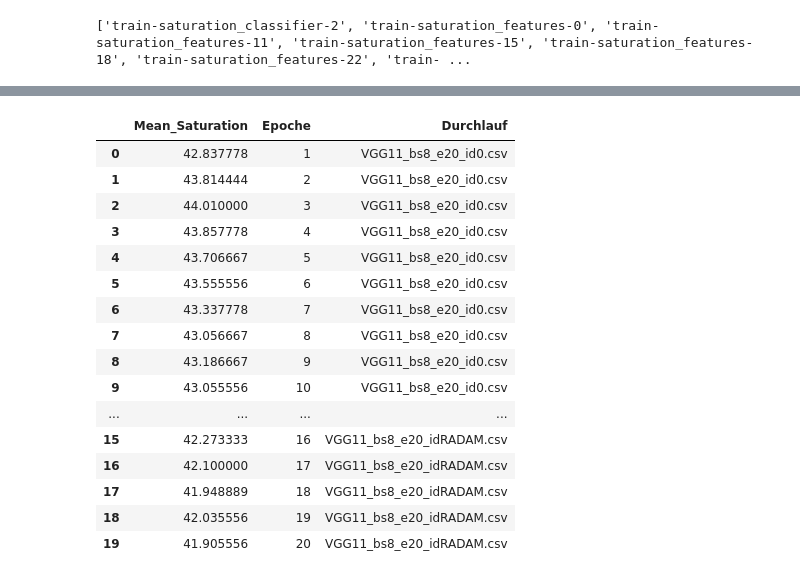
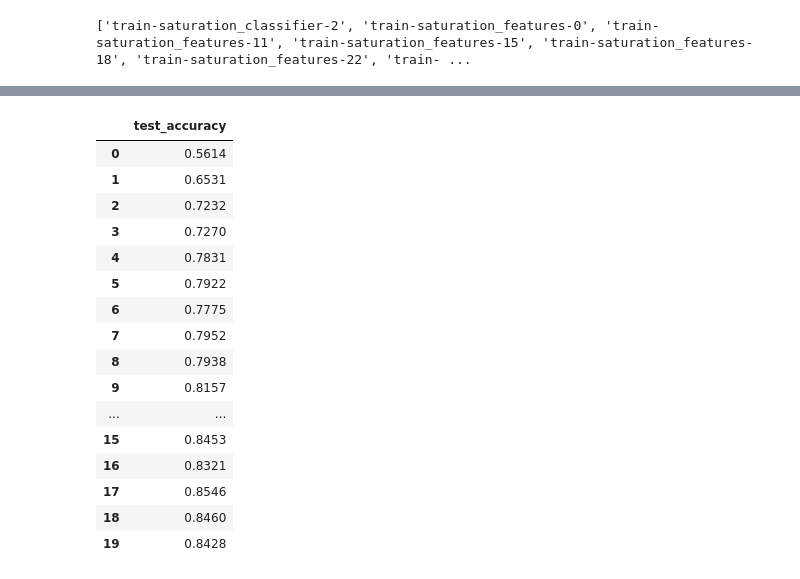
Before and after one commit to VCRoselieb/LocVisualisierungen, a Jupyter notebook: Sättigung.ipynb, the cells around one changed output, grey strips where cells are left out. Saved outputs shown, nothing was run; the diff lists cells and outputs as text; code cells hidden in the pictures.

```diff
--- a/Sättigung.ipynb
+++ b/Sättigung.ipynb
@@ -9,6 +10,6 @@ import seaborn as sns
 # %%
 #read in the data
-data = pd.read_csv(os.getcwd()+ "\logs\VGG11\Cifar10\VGG11_bs8_e20_id0.csv",sep= ';')
+data = pd.read_csv(os.getcwd()+ "\logs\VGG11_S\Cifar10\VGG11_S_bs8_e20_id0.csv",sep= ';')
 
 # get relevant columns
 columns= []
@@ -23,53 +24,52 @@ print(columns)
 # %% [output]
 ['train-saturation_classifier-2', 'train-saturation_features-0', 'train-saturation_features-11', 'train-saturation_features-15', 'train-saturation_features-18', 'train-saturation_features-22', 'train- ...
 # %%
-versuche=[]
-
-satdata = pd.read_csv(os.getcwd()+ "\logs\VGG11\Cifar10\VGG11_bs128_e20_idADAM.csv",sep= ';',usecols=columns)
-datar = pd.read_csv(os.getcwd()+ "\logs\VGG11\Cifar10\VGG11_bs32_e20_idLRS.csv",sep= ';',usecols=columns)
 
 
-gri = satdata.mean(axis=1)
-gri = pd.DataFrame(data =gri)
-#gri = gri.rename(columns={'Epoche': 'newName1', '0': 'h'}, inplace=True)
-gri['Durchlauf'] = 'VGG11_bs128_e20_idADAM'
 
 frame8 = []
 frame128 = []
 frame32 = []
 frame512 = []
 
+ordner= 'VGG11_S'
+wort = os.getcwd()+ "\logs\\" + ordner
 
 
-gri['Epoche']= {1,2,3,4,5,6,7,8,9,10,11,12,13,14,15,16,17,18,19,20}
-gri.rename(columns={ 0: 'Mean_Saturation'}, inplace=True)
+PATH = wort +"\Cifar10"
 
-PATH = os.getcwd()+ "\logs\VGG11\Cifar10"
+print(PATH)
+
+
 for r, d, f in os.walk(PATH):
     for file in f:
 
-        versuche.append(file)
+        tri = []
         names = str(file)
-        #name = pd.read_csv(PATH +'\\' +names ,sep= ';',usecols=columns) # size geht nciht
-        name = pd.read_csv(os.getcwd()+ "\logs\VGG11\Cifar10\VGG11_bs8_e20_id0.csv" ,sep= ';',usecols=columns)
+        name = pd.read_csv(PATH +'\\' +names ,sep= ';',usecols=columns) # size geht nciht
 
+        accuris = pd.read_csv(PATH +'\\' +names ,sep= ';',usecols=['test_accuracy'])
+        helfer =  str(accuris.iloc[19][0])
         tri =name.mean(axis=1)
+
         tri = pd.DataFrame(data =tri)
 
 
+        tri.rename(columns={ 0: 'Mean_Saturation'}, inplace=True)
+        tri['Durchlauf'] = names + ' (Acc: ' +helfer + ')'
+        tri = tri.dropna()
         tri['Epoche']= {1,2,3,4,5,6,7,8,9,10,11,12,13,14,15,16,17,18,19,20}
-        tri.rename(columns={ 0: 'Mean_Saturation'}, inplace=True)
-        tri['Durchlauf'] = names
 
-        if ('bs128' in names):
-            frame128.append(tri)
 
-        elif ('bs8' in names):
 
+        if ('bs8' in names):
             frame8.append(tri)
 
         elif ('bs32' in names):
             frame32.append(tri)
+
+        elif ('bs128' in names):
+            frame128.append(tri)
 
         elif ('bs512' in names):
 
@@ -77,13 +77,12 @@ for r, d, f in os.walk(PATH):
 
 
 
+#print(frame8)
 
 
+result = pd.concat(frame512)
+title  = ordner + "_bs512"
 
-
-
-
-result = pd.concat(frame8)
-
-result
+accuris
+#print(accuris.iloc[19][0])
 # %% [output]
@@ -90,17 +90,17 @@ result
-|  | Mean_Saturation | Epoche | Durchlauf |
-| 0 | 42.837778 | 1 | VGG11_bs8_e20_id0.csv |
-| 1 | 43.814444 | 2 | VGG11_bs8_e20_id0.csv |
-| 2 | 44.010000 | 3 | VGG11_bs8_e20_id0.csv |
-| 3 | 43.857778 | 4 | VGG11_bs8_e20_id0.csv |
-| 4 | 43.706667 | 5 | VGG11_bs8_e20_id0.csv |
-| 5 | 43.555556 | 6 | VGG11_bs8_e20_id0.csv |
-| 6 | 43.337778 | 7 | VGG11_bs8_e20_id0.csv |
-| 7 | 43.056667 | 8 | VGG11_bs8_e20_id0.csv |
-| 8 | 43.186667 | 9 | VGG11_bs8_e20_id0.csv |
-| 9 | 43.055556 | 10 | VGG11_bs8_e20_id0.csv |
-| ... | ... | ... | ... |
-| 15 | 42.273333 | 16 | VGG11_bs8_e20_idRADAM.csv |
-| 16 | 42.100000 | 17 | VGG11_bs8_e20_idRADAM.csv |
-| 17 | 41.948889 | 18 | VGG11_bs8_e20_idRADAM.csv |
-| 18 | 42.035556 | 19 | VGG11_bs8_e20_idRADAM.csv |
-| 19 | 41.905556 | 20 | VGG11_bs8_e20_idRADAM.csv |
+|  | test_accuracy |
+| 0 | 0.5614 |
+| 1 | 0.6531 |
+| 2 | 0.7232 |
+| 3 | 0.7270 |
+| 4 | 0.7831 |
+| 5 | 0.7922 |
+| 6 | 0.7775 |
+| 7 | 0.7952 |
+| 8 | 0.7938 |
+| 9 | 0.8157 |
+| ... | ... |
+| 15 | 0.8453 |
+| 16 | 0.8321 |
+| 17 | 0.8546 |
+| 18 | 0.8460 |
+| 19 | 0.8428 |
```
Also changed, not shown: parts of 5 cells of this notebook.
